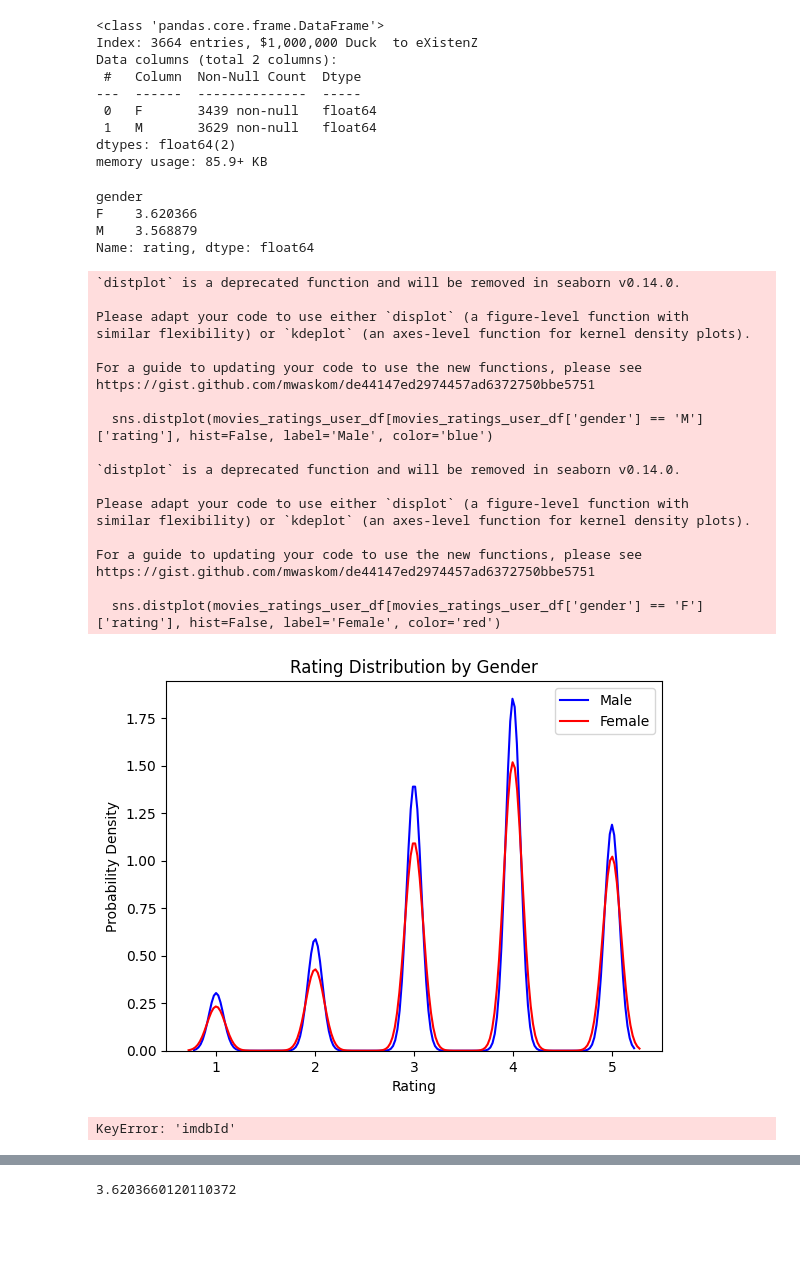
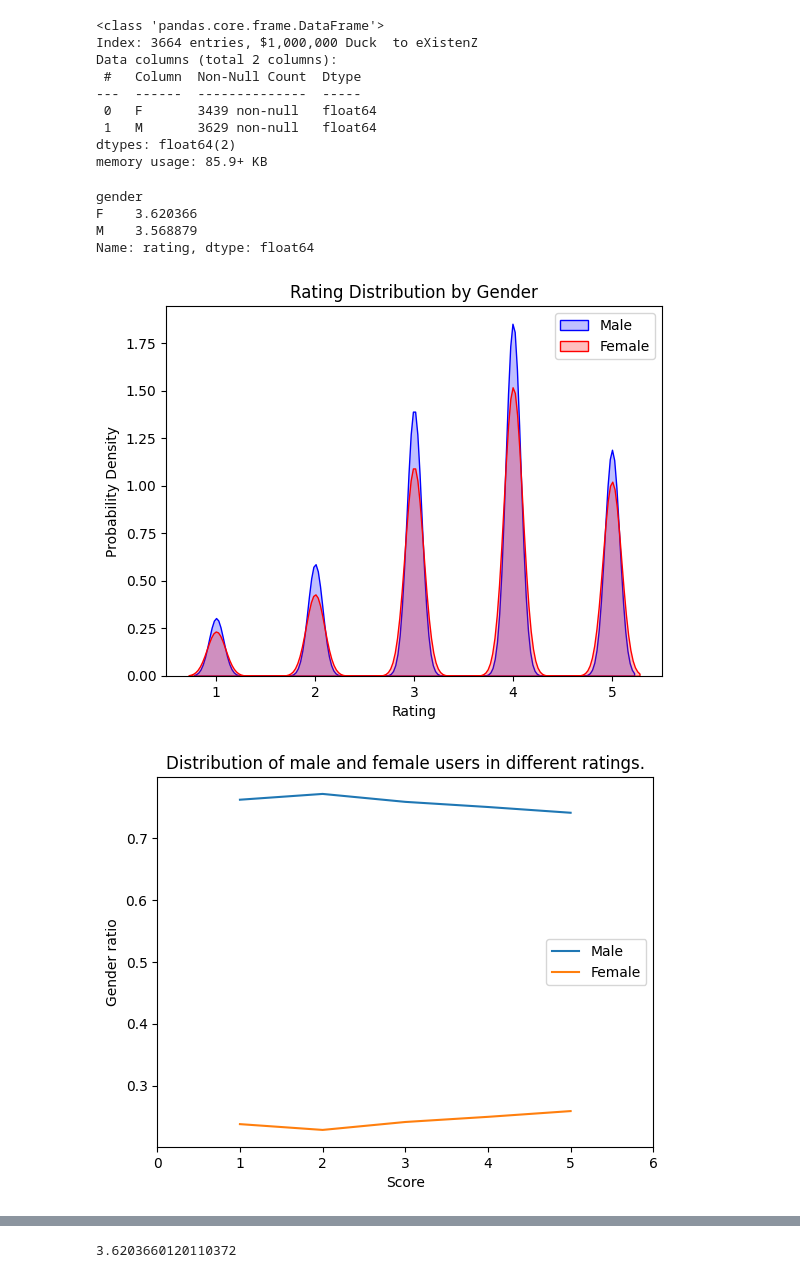
Before and after one commit to cifiyoo/hwt-project, a Jupyter notebook: hwt-project.ipynb, the cells around one changed output, grey strips where cells are left out. Saved outputs shown, nothing was run; the diff lists cells and outputs as text; code cells hidden in the pictures; blank space fills up the shorter version.

```diff
--- a/hwt-project.ipynb
+++ b/hwt-project.ipynb
@@ -337,43 +337,24 @@ memory usage: 85.9+ KB
 # %%
 import seaborn as sns
 import matplotlib.pyplot as plt
 # Calculate the average rating for different genders
 average_rating_by_gender = movies_ratings_user_df.groupby('gender')['rating'].mean()
 print(average_rating_by_gender)
 
 # Draw a gender score histogram
-sns.distplot(movies_ratings_user_df[movies_ratings_user_df['gender'] == 'M']['rating'], hist=False, label='Male', color='blue')
-sns.distplot(movies_ratings_user_df[movies_ratings_user_df['gender'] == 'F']['rating'], hist=False, label='Female', color='red')
+sns.kdeplot(data=movies_ratings_user_df[movies_ratings_user_df['gender'] == 'M']['rating'],  label='Male', color='blue', fill=True)
+sns.kdeplot(data=movies_ratings_user_df[movies_ratings_user_df['gender'] == 'F']['rating'], label='Female', color='red', fill=True)
 plt.title('Rating Distribution by Gender')
 plt.xlabel('Rating')
 plt.ylabel('Probability Density')
 plt.legend()
 plt.show()
 # %% [output]
 gender
 F    3.620366
 M    3.568879
 Name: rating, dtype: float64
-`distplot` is a deprecated function and will be removed in seaborn v0.14.0.
-
-Please adapt your code to use either `displot` (a figure-level function with
-similar flexibility) or `kdeplot` (an axes-level function for kernel density plots).
-
-For a guide to updating your code to use the new functions, please see
-https://gist.github.com/mwaskom/de44147ed2974457ad6372750bbe5751
-
-  sns.distplot(movies_ratings_user_df[movies_ratings_user_df['gender'] == 'M']['rating'], hist=False, label='Male', color='blue')
-
-`distplot` is a deprecated function and will be removed in seaborn v0.14.0.
-
-Please adapt your code to use either `displot` (a figure-level function with
-similar flexibility) or `kdeplot` (an axes-level function for kernel density plots).
-
-For a guide to updating your code to use the new functions, please see
-https://gist.github.com/mwaskom/de44147ed2974457ad6372750bbe5751
-
-  sns.distplot(movies_ratings_user_df[movies_ratings_user_df['gender'] == 'F']['rating'], hist=False, label='Female', color='red')
-[figure, old version]
+[figure, new version]
 # %%
 import matplotlib.pyplot as plt
 
@@ -384,8 +365,8 @@ female = movies_ratings_user_df[movies_ratings_user_df['gender'] == 'F']
 male_scores = [1,2,3,4,5]
 male_people = []
 for score in male_scores:
-    count = len(male[male['imdbId'] == score])
-    count2 = len(movies_ratings_user_df[movies_ratings_user_df['imdbId'] == score])
+    count = len(male[male['rating'] == score])
+    count2 = len(movies_ratings_user_df[movies_ratings_user_df['rating'] == score])
     ratio = count/count2
     male_people.append(ratio)
 
@@ -393,8 +374,8 @@ female_scores = [1,2,3,4,5]
 count3 = len(female)
 female_people = []
 for score in female_scores:
-    count = len(female[female['imdbId'] == score])
-    count2 = len(movies_ratings_user_df[movies_ratings_user_df['imdbId'] == score])
+    count = len(female[female['rating'] == score])
+    count2 = len(movies_ratings_user_df[movies_ratings_user_df['rating'] == score])
     ratio = count/count2
     female_people.append(ratio)
 
@@ -418,7 +399,7 @@ plt.legend()
 # Display Graphics
 plt.show()
 # %% [output]
-KeyError: 'imdbId'
+[figure, added]
 # %%
 import matplotlib.pyplot as plt
 
```
Also changed, not shown: parts of 3 cells of this notebook.
